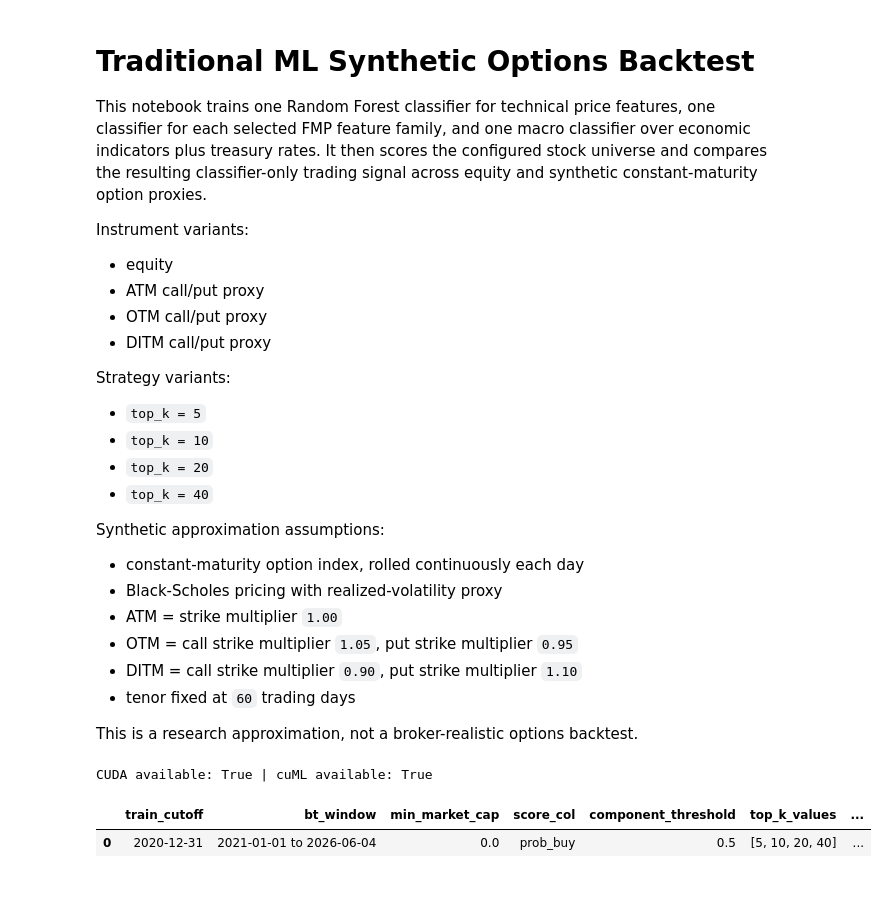
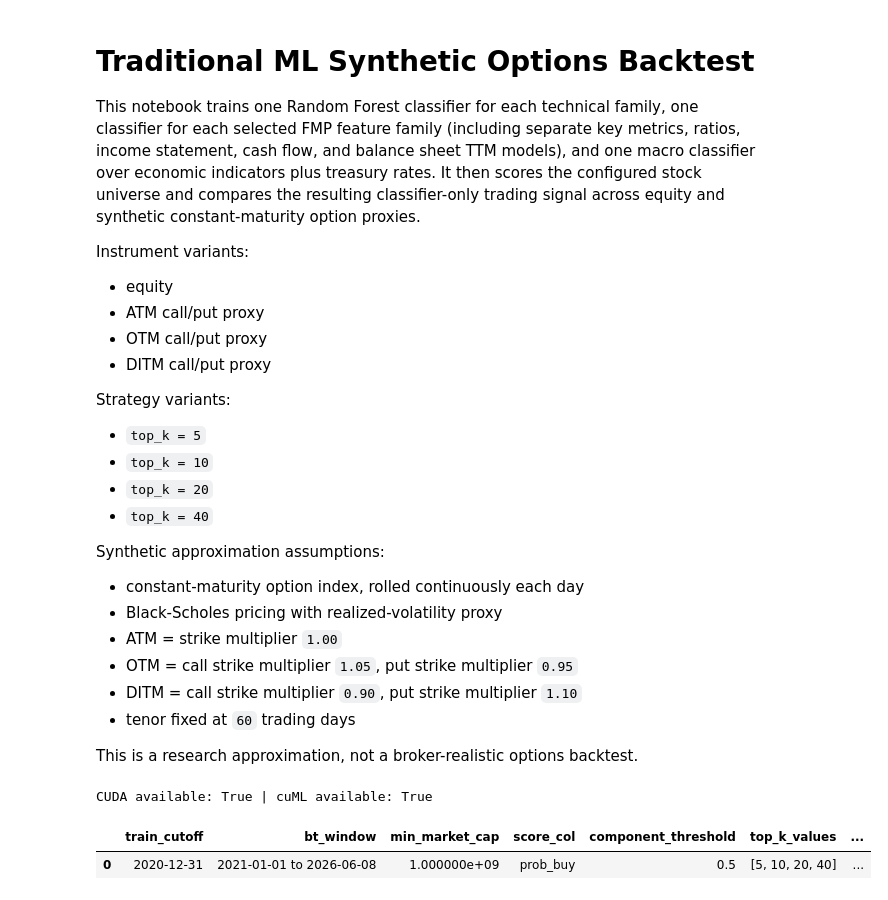
Before and after one commit to quantarb/optimal_trader, a Jupyter notebook: notebook_traditional_ml_synthetic_options_backtest.ipynb, the cells around one changed output. Saved outputs shown, nothing was run; the diff lists cells and outputs as text; code cells hidden in the pictures.

Commit message:
Add TTM financial statement feature models

```diff
--- a/notebook_traditional_ml_synthetic_options_backtest.ipynb
+++ b/notebook_traditional_ml_synthetic_options_backtest.ipynb
@@ -1,7 +1,6 @@
 # %% [markdown]
 # Traditional ML Synthetic Options Backtest
-
-This notebook trains one Random Forest classifier for technical price features, one classifier for each selected FMP feature family, and one macro classifier over economic indicators plus treasury rates. It then scores the configured stock universe and compares the resulting classifier-only trading signal across equity and synthetic constant-maturity option proxies.
+This notebook trains one Random Forest classifier for each technical family, one classifier for each selected FMP feature family (including separate key metrics, ratios, income statement, cash flow, and balance sheet TTM models), and one macro classifier over economic indicators plus treasury rates. It then scores the configured stock universe and compares the resulting classifier-only trading signal across equity and synthetic constant-maturity option proxies.
 
 Instrument variants:
 - equity
@@ -901,7 +898,7 @@ APP_CFG = {
     "universe": {
         "country": "US",
         "exchanges": list(DEFAULT_US_EXCHANGES),
-        "min_market_cap": 0.0,
+        "min_market_cap": 1_000_000_000.0,
         "exclude_pooled_vehicles": True,
         "size": None,
     },
@@ -924,6 +921,11 @@ APP_CFG = {
             "prices_div_adj",
             "key_metrics",
             "ratios",
+            "key_metrics_ttm",
+            "ratios_ttm",
+            "income_statement_ttm",
+            "balance_sheet_ttm",
+            "cash_flow_ttm",
             "income_statement",
             "income_statement_growth",
             "balance_sheet",
@@ -943,7 +945,7 @@ APP_CFG = {
         "slippage_bps": 5.0,
     },
     "labels": {
-        "k_params": {"YE": [1, 2, 4, 8]},
+        "k_params": {"YE": list(range(1, 12))},
         "use_sample_weight": False,
         "alpha": 4.0,
         "r_clip": 0.10,
@@ -974,34 +976,34 @@ APP_CFG = {
                 "short_strike_multiplier": 1.00,
             },
             "otm_option": {
                 "long_strike_multiplier": 1.05,
                 "short_strike_multiplier": 0.95,
             },
             "ditm_option": {
                 "long_strike_multiplier": 0.90,
                 "short_strike_multiplier": 1.10,
             },
         },
     },
 }
 
 display(pd.DataFrame([
     {
         "train_cutoff": APP_CFG["dates"]["train_cutoff"],
         "bt_window": f"{APP_CFG['dates']['bt_start']} to {APP_CFG['dates']['bt_end']}",
         "min_market_cap": APP_CFG["universe"]["min_market_cap"],
         "score_col": APP_CFG["strategy"]["score_col"],
         "component_threshold": APP_CFG["strategy"]["component_threshold"],
         "top_k_values": str(APP_CFG["strategy"]["top_k_values"]),
         "strategy_variants": str(APP_CFG["strategy"]["strategy_variants"]),
         "baseline_lookback_days": APP_CFG["strategy"]["baseline_lookback_days"],
         "option_tenor_days": APP_CFG["synthetic_options"]["tenor_days"],
         "option_buckets": str(APP_CFG["synthetic_options"]["option_buckets"]),
     }
 ]))
 # %% [output]
 |  | train_cutoff | bt_window | min_market_cap | score_col | component_threshold | top_k_values | ... |
-| 0 | 2020-12-31 | 2021-01-01 to 2026-06-04 | 0.0 | prob_buy | 0.5 | [5, 10, 20, 40] | ... |
+| 0 | 2020-12-31 | 2021-01-01 to 2026-06-08 | 1.000000e+09 | prob_buy | 0.5 | [5, 10, 20, 40] | ... |
 # %%
 START_DATE = APP_CFG["dates"]["data_start"]
 END_DATE = APP_CFG["dates"]["bt_end"]
```
Also changed, not shown: parts of 3 cells of this notebook, 27 other files.
